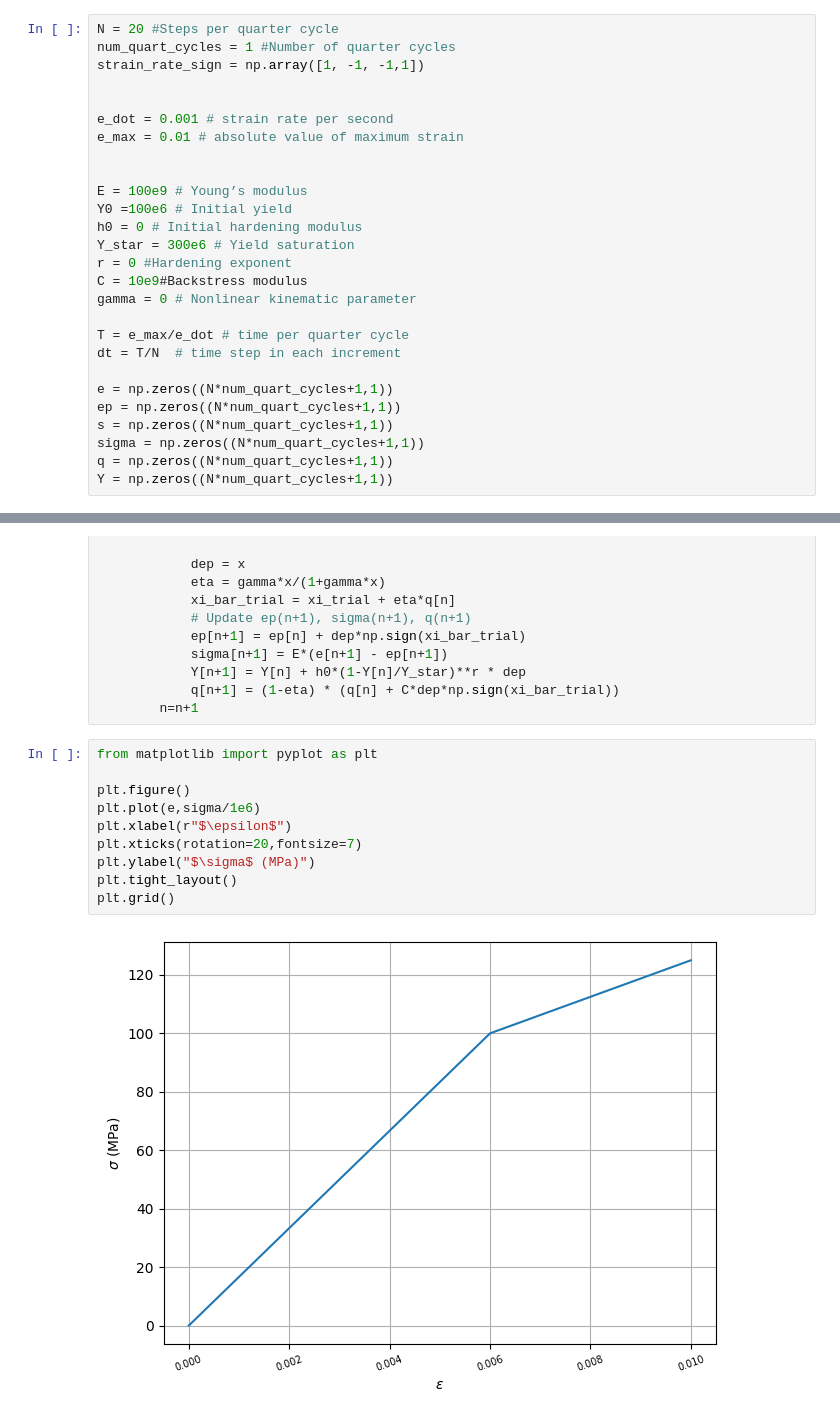
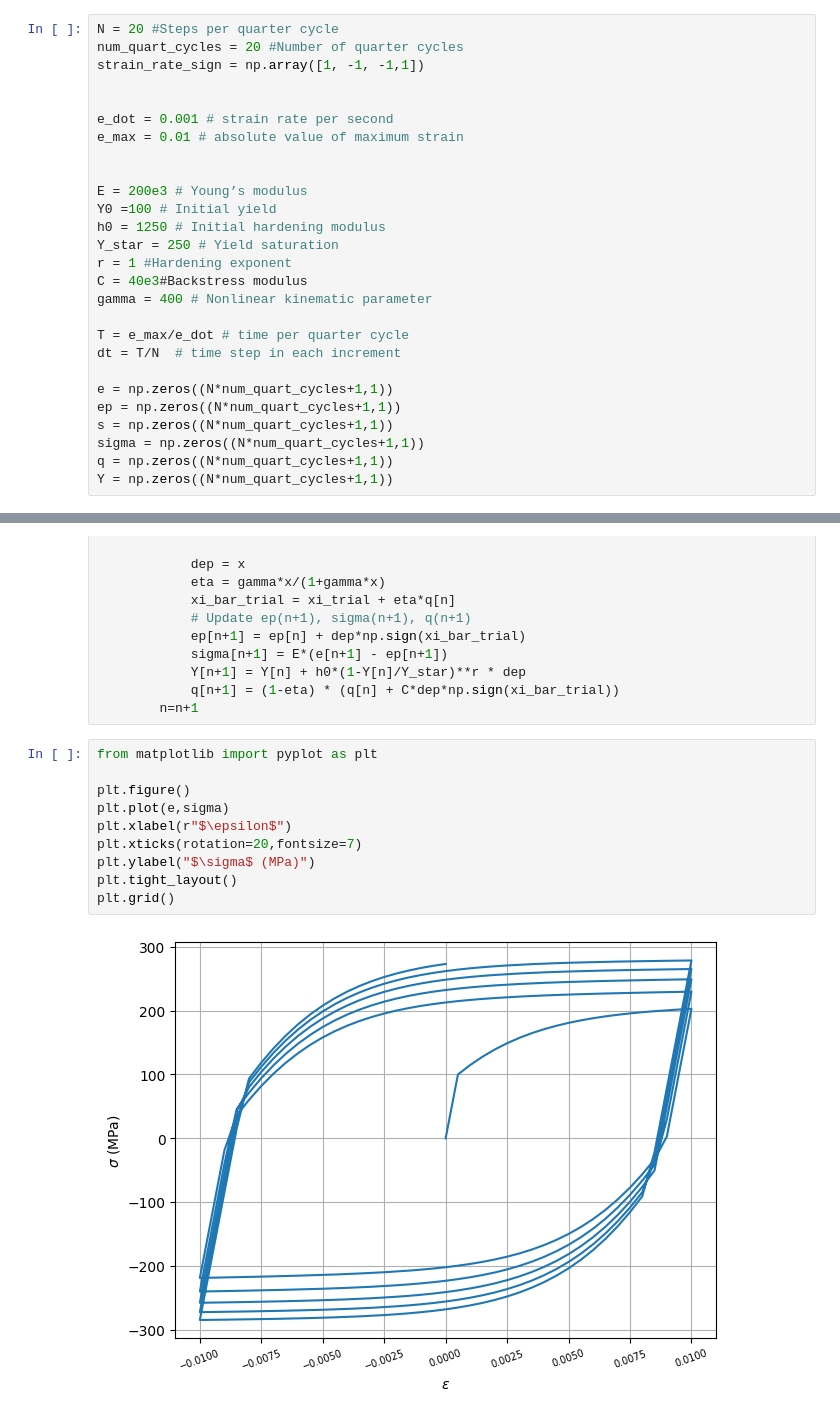
Before and after one commit to jorgenin/2.077-Fenicsx-Plasticity, a Jupyter notebook: Plasticity_Tests/plasticity_1d_simple.ipynb, the cells around one changed output, grey strips where cells are left out. Saved outputs shown, nothing was run; the diff lists cells and outputs as text.

```diff
--- a/Plasticity_Tests/plasticity_1d_simple.ipynb
+++ b/Plasticity_Tests/plasticity_1d_simple.ipynb
@@ -6,7 +6,7 @@ import numpy as np
 ## Some parameters
 # %%
 N = 20 #Steps per quarter cycle
-num_quart_cycles = 1 #Number of quarter cycles
+num_quart_cycles = 20 #Number of quarter cycles
 strain_rate_sign = np.array([1, -1, -1,1])
 
 
@@ -14,13 +14,13 @@ e_dot = 0.001 # strain rate per second
 e_max = 0.01 # absolute value of maximum strain
 
 
-E = 100e9 # Young’s modulus
-Y0 =100e6 # Initial yield
-h0 = 0 # Initial hardening modulus
-Y_star = 300e6 # Yield saturation
-r = 0 #Hardening exponent
-C = 10e9#Backstress modulus
-gamma = 0 # Nonlinear kinematic parameter
+E = 200e3 # Young’s modulus
+Y0 =100 # Initial yield
+h0 = 1250 # Initial hardening modulus
+Y_star = 250 # Yield saturation
+r = 1 #Hardening exponent
+C = 40e3#Backstress modulus
+gamma = 400 # Nonlinear kinematic parameter
 
 T = e_max/e_dot # time per quarter cycle
 dt = T/N  # time step in each increment
@@ -81,12 +81,12 @@ for i in range(num_quart_cycles):
 # %%
 from matplotlib import pyplot as plt
 
 plt.figure()
-plt.plot(e,sigma/1e6)
+plt.plot(e,sigma)
 plt.xlabel(r"$\epsilon$")
 plt.xticks(rotation=20,fontsize=7)
 plt.ylabel("$\sigma$ (MPa)")
 plt.tight_layout()
 plt.grid()
 # %% [output]
-[figure, old version]
+[figure, new version]
```
Also changed, not shown: parts of 3 cells of this notebook, 3 other files.
